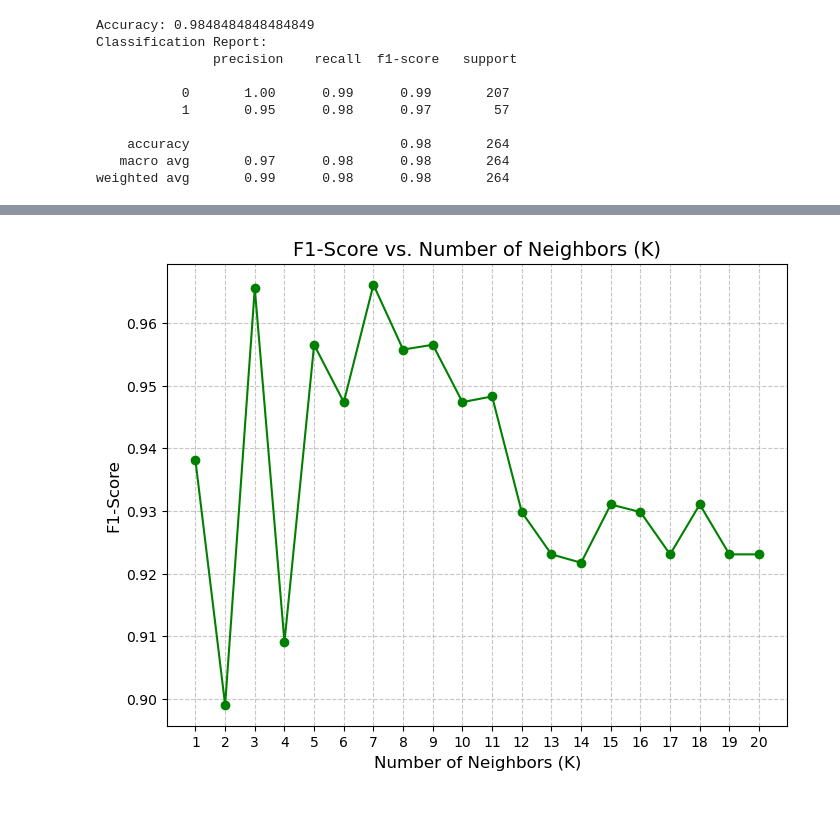
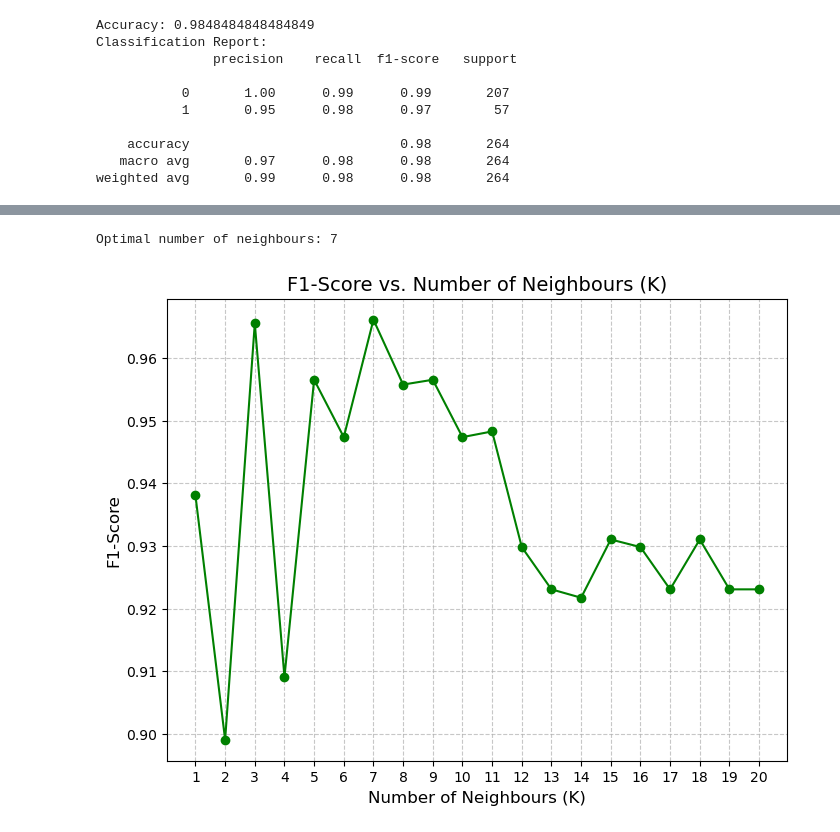
Before and after one commit to LiamUpstoneSmith/MLA_CW_Insurance, a Jupyter notebook: 21017958_insurance.ipynb, the cells around one changed output, grey strips where cells are left out. Saved outputs shown, nothing was run; the diff lists cells and outputs as text; code cells hidden in the pictures.

```diff
--- a/21017958_insurance.ipynb
+++ b/21017958_insurance.ipynb
@@ -142,24 +164,28 @@ plt.show()
 # %%
-from sklearn.metrics import f1_score
 
-# Vary the number of neighbors
-neighbors = range(1, 21)
+# Vary the number of neighbours
+neighbors = range(1, 21) # Checks up to 20 neighbours
 f1_scores = []
 
 for k in neighbors:
     knn = KNeighborsClassifier(n_neighbors=k)
     knn.fit(X_train_scaled, y_train)
     y_pred = knn.predict(X_test_scaled)
     f1_scores.append(f1_score(y_test, y_pred))
 
+# Print out optimal value
+optimal_neighbours = neighbors[np.argmax(f1_scores)]
+print(f"Optimal number of neighbours: {optimal_neighbours}")
+
 # Plot the F1-score
 plt.figure(figsize=(8, 6))
 plt.plot(neighbors, f1_scores, marker='o', linestyle='-', color='green')
-plt.title('F1-Score vs. Number of Neighbors (K)', fontsize=14)
-plt.xlabel('Number of Neighbors (K)', fontsize=12)
+plt.title('F1-Score vs. Number of Neighbours (K)', fontsize=14)
+plt.xlabel('Number of Neighbours (K)', fontsize=12)
 plt.ylabel('F1-Score', fontsize=12)
 plt.xticks(neighbors)
 plt.grid(linestyle='--', alpha=0.7)
 plt.show()
 # %% [output]
+Optimal number of neighbours: 7
-[figure, old version]
+[figure, new version]
```
Also changed, not shown: parts of 15 cells of this notebook, 1 other file.
